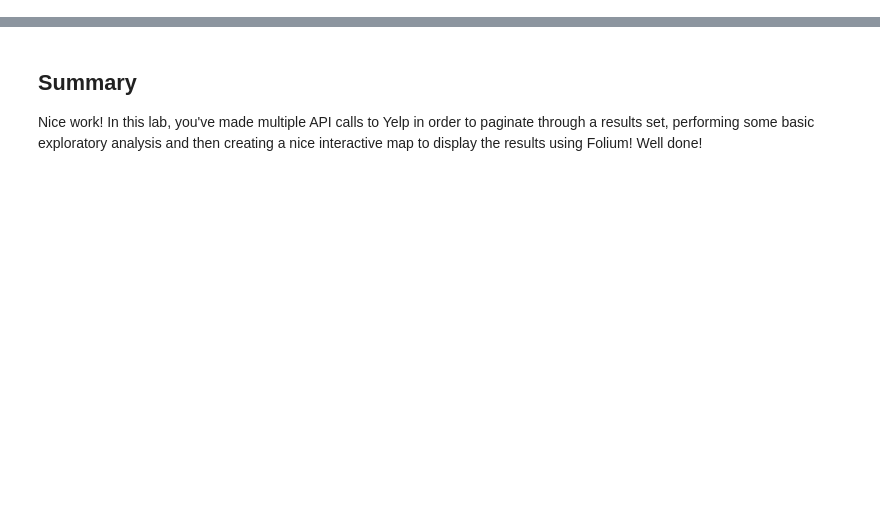
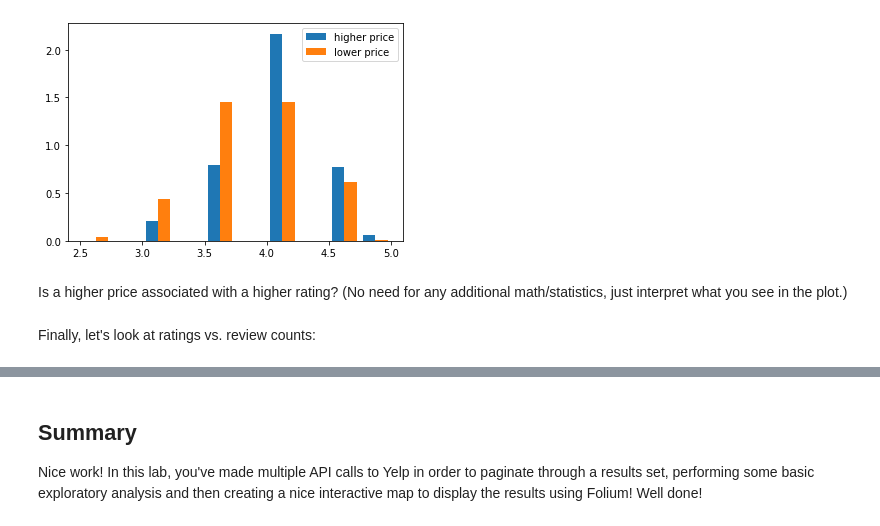
Before and after one commit to learn-co-curriculum/dsc-apis-lab, a Jupyter notebook: index.ipynb, the cells around one changed output, grey strips where cells are left out. Cells and saved outputs as stored; diff of their text form; code cells hidden in the pictures; blank space fills up the shorter version.

```diff
--- a/index.ipynb
+++ b/index.ipynb
@@ -179,0 +578,35 @@ yelp_map
+# %%
+# Run this cell without changes
+
+higher_price = []
+lower_price = []
+for row in full_dataset:
+    if row["price"] == "$":
+        lower_price.append(row["rating"])
+    else:
+        higher_price.append(row["rating"])
+
+fig, ax = plt.subplots()
+
+ax.hist([higher_price, lower_price], label=["higher price", "lower price"], density=True)
+
+ax.legend();
+# %%
+# __SOLUTION__
+higher_price = []
+lower_price = []
+for row in full_dataset:
+    if row["price"] == "$":
+        lower_price.append(row["rating"])
+    else:
+        higher_price.append(row["rating"])
+
+fig, ax = plt.subplots()
+
+ax.hist([higher_price, lower_price], label=["higher price", "lower price"], density=True)
+
+ax.legend();
+# %% [output]
+[figure, added]
+# %% [markdown]
+Is a higher price associated with a higher rating? (No need for any additional math/statistics, just interpret what you see in the plot.)
@@ -179,0 +627,2 @@ yelp_map
+# %% [markdown]
+Finally, let's look at ratings vs. review counts:
```
Also changed, not shown: parts of 74 cells of this notebook, 5 other files.
